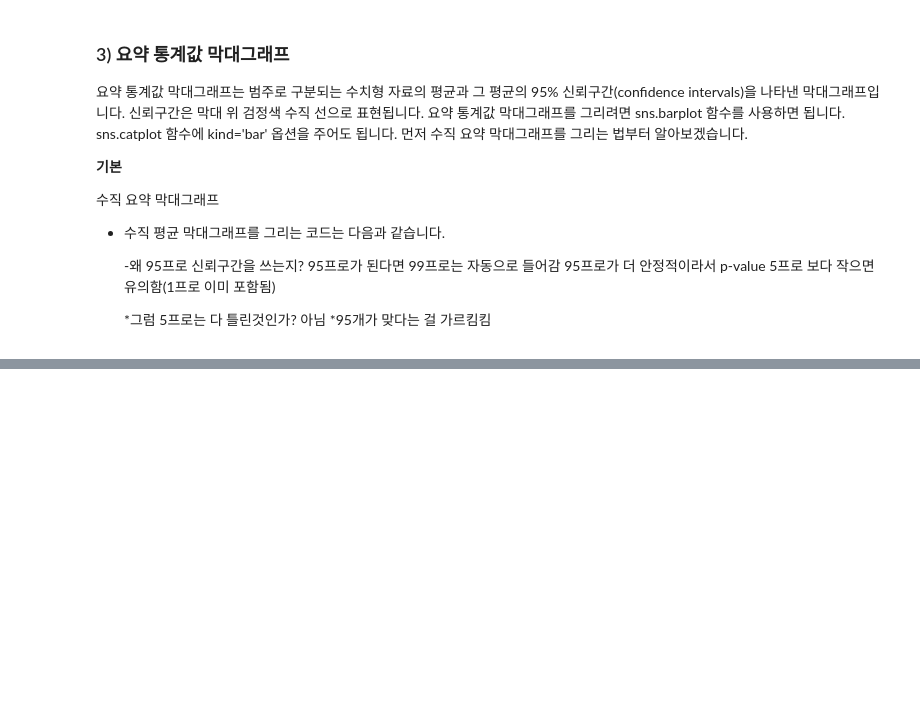
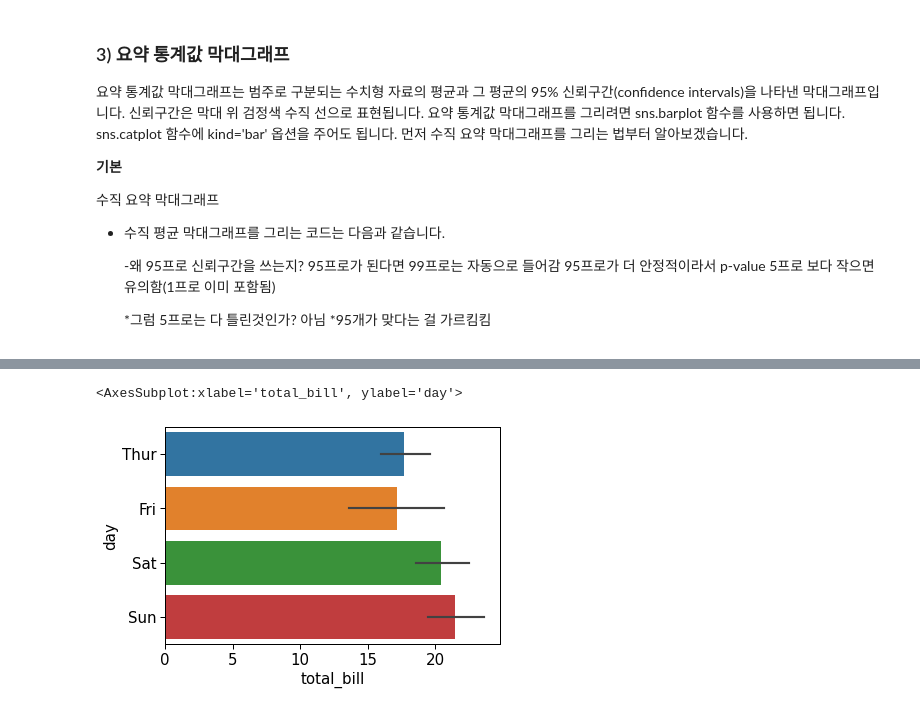
Before and after one commit to heejjj/Health_Bio_AI, a Jupyter notebook: 0314_visualization.ipynb, the cells around one changed output, grey strips where cells are left out. Saved outputs shown, nothing was run; the diff lists cells and outputs as text; code cells hidden in the pictures; blank space fills up the shorter version.

```diff
--- a/0314_visualization.ipynb
+++ b/0314_visualization.ipynb
@@ -277,0 +290,5 @@ NameError: ignored
+# %%
+sns.barplot(x='total_bill', y='day', orient='h', data=df_tips)
+# %% [output]
+<AxesSubplot:xlabel='total_bill', ylabel='day'>
+[figure, added]
```
Also changed, not shown: parts of 63 cells of this notebook.
